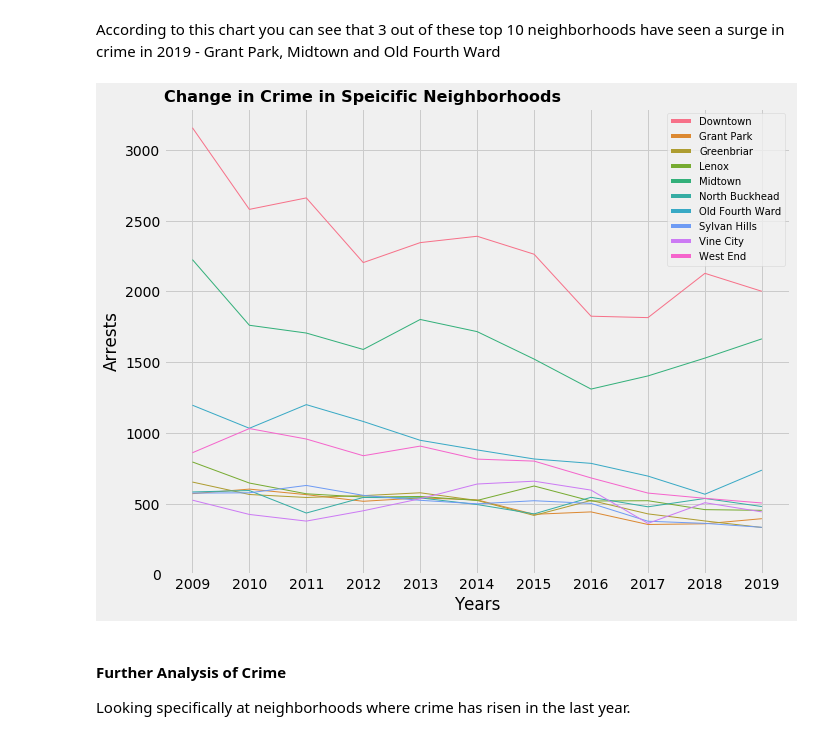
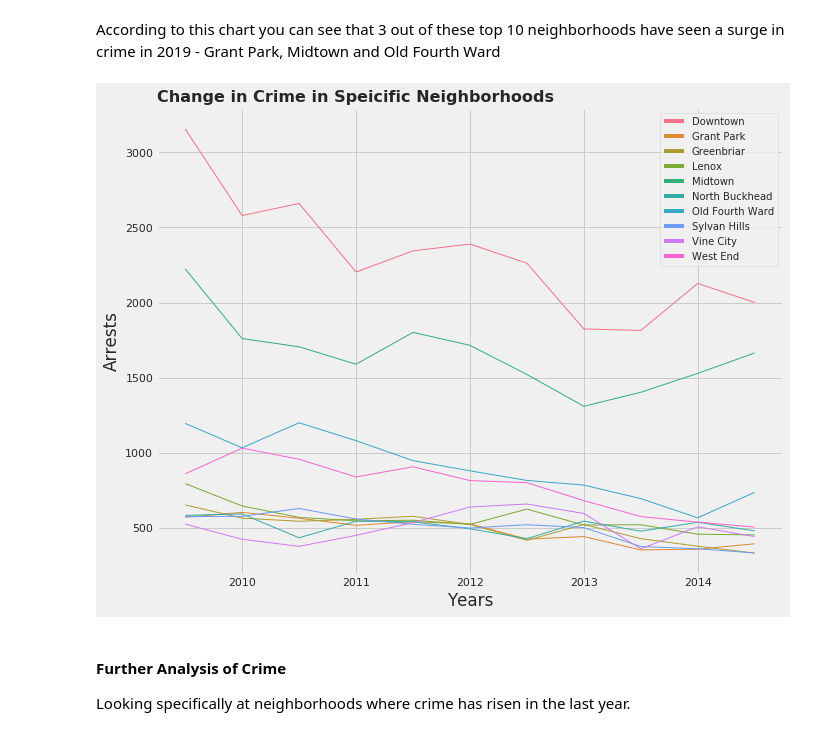
Before and after one commit to jiobu1/DS-Unit-1-Sprint-4-Data-Storytelling-Portfolio-Project, a Jupyter notebook: Jisha_Obukwelu_Unit_1_Data_Storytelling_Project.ipynb, the cells around one changed output. Cells and saved outputs as stored; diff of their text form; code cells hidden in the pictures.

```diff
--- a/Jisha_Obukwelu_Unit_1_Data_Storytelling_Project.ipynb
+++ b/Jisha_Obukwelu_Unit_1_Data_Storytelling_Project.ipynb
@@ -585,24 +704,24 @@ According to this chart you can see that 3 out of these top 10 neighborhoods hav
 # %%
 #Plot figure
 plt.figure(figsize = (10, 8))
 ax = sns.lineplot(data = neighborhood, hue = 'Neighborhood', dashes= False, legend='brief', lw = 1)
 plt.legend(fontsize = 10,  loc = 'best')
 
 # Title, Axes
 plt.title ("Change in Crime in Speicific Neighborhoods",
           fontsize = 16,
           fontweight = 'bold',
           loc = 'left');
 
-plt.xticks(range(2009, 2020, 1 ))
-plt.yticks(range(0, 3500, 500))
+ax.set_xticklabels(range(2009, 2020, 1 ))
+ax.set_yticklabels(range(0, 3500, 500))
 
 #Sometimes shows up and somethimes does not.
 ax.set(xlabel='Years', ylabel='Arrests')
 
 plt.show()
 # %% [output]
-[figure, old version]
+[figure, new version]
 # %% [markdown]
 #### **Further Analysis of Crime**
 Looking specifically at neighborhoods where crime has risen in the last year.
```
Also changed, not shown: parts of 58 cells of this notebook.
